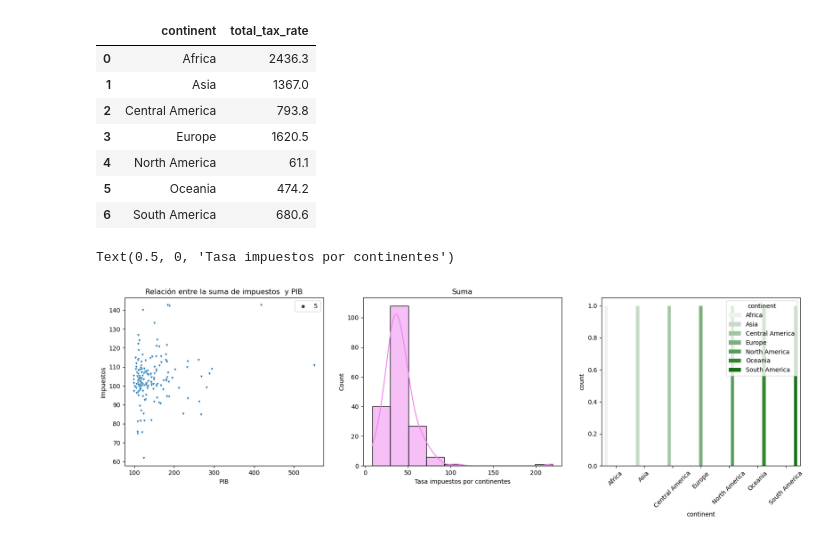
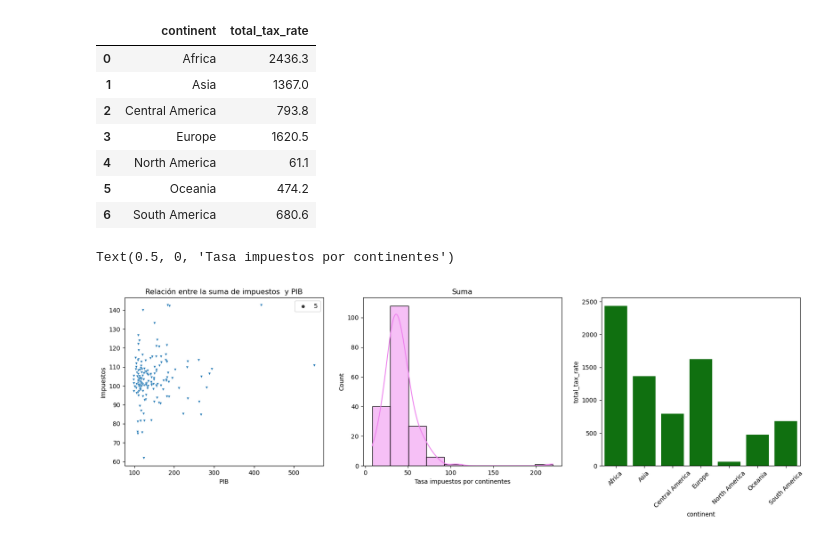
Before and after one commit to rebeca-enma/promoG-modulo3-sprint1-pairprogramming-Rebeca-Raquel, a Jupyter notebook: pair_visualizacion.ipynb, the cells around one changed output. Saved outputs shown, nothing was run; the diff lists cells and outputs as text; code cells hidden in the pictures.

```diff
--- a/pair_visualizacion.ipynb
+++ b/pair_visualizacion.ipynb
@@ -430,33 +425,33 @@ sns.histplot(x = "total_tax_rate",
              color = "violet",
              kde = True,
              bins = 10 ,
              ax = axes[1])
 
 axes[1].set_title("Impuestos")
 # cambiamos el nombre del eje x e y usando el método '.set_xlabel()' y '.set_ylabel()' respectivamente.
 axes[1].set_xlabel("Tasa impuestos")
 
 
 # plt.hist(x = "total_tax_rate",
 #          data = df_continente_4,
 #          bins = 20,
 #          color = "violet",
 #          edgecolor = "black",
 #          density = True,
 #          ax = axes[2])
 
-sns.countplot(x = "continent",
+sns.barplot(x = "continent",
+            y = "total_tax_rate",
          data = df_continente_4,
          color = "g",
-         hue="continent",
          ax = axes[2]
          )
 
 plt.xticks(rotation = 45)
 
 axes[1].set_title("Suma")
 # cambiamos el nombre del eje x e y usando el método '.set_xlabel()' y '.set_ylabel()' respectivamente.
 axes[1].set_xlabel("Tasa impuestos por continentes")
 # %% [output]
 Text(0.5, 0, 'Tasa impuestos por continentes')
-[figure, old version]
+[figure, new version]
```
Also changed, not shown: parts of 1 cell of this notebook.
